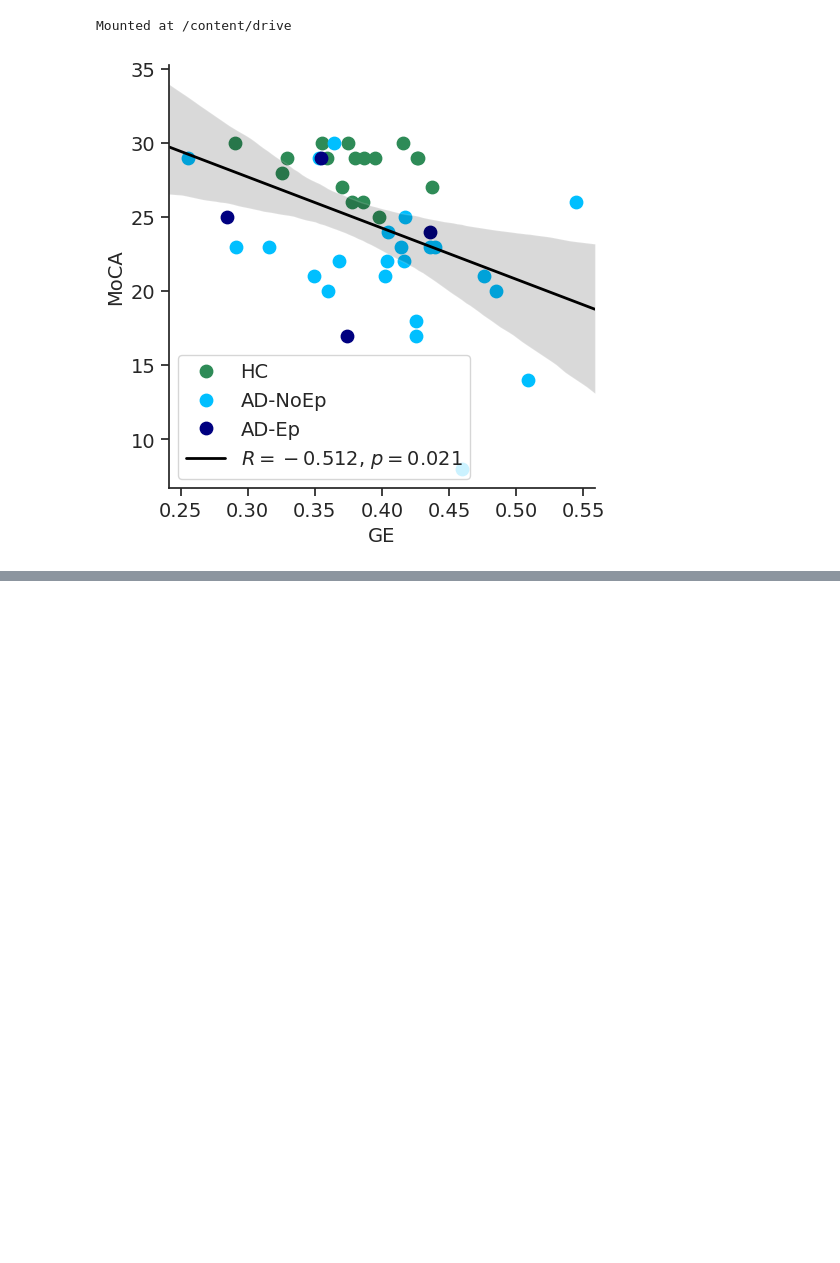
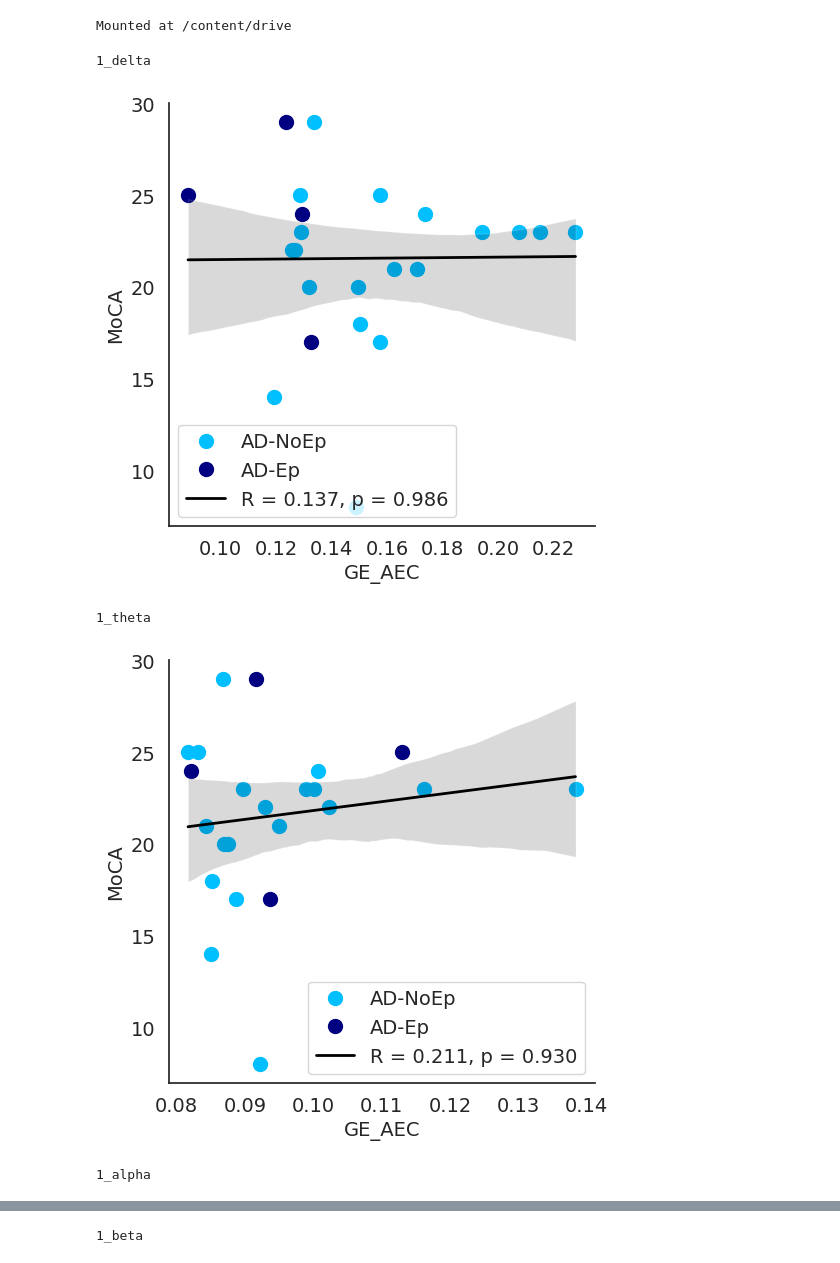
Before and after one commit to LamLab-MGH/SleepFC, a Jupyter notebook: Cross_sectional_MoCA.ipynb, the cells around one changed output, grey strips where cells are left out. Drawn from its saved outputs; the diff is of its cells as text; code cells hidden in the pictures; blank space fills up the shorter version.

```diff
--- a/Cross_sectional_MoCA.ipynb
+++ b/Cross_sectional_MoCA.ipynb
@@ -119,17 +76,33 @@ def load_data(filename):
         data = pickle.load(f)
     return data
 
-features = load_data('./features.pickle')
+features = load_data('./features_v6.pickle')
+# %%
+# Subjects to remove
+ids_to_remove = ['ADEX_025', 'ADEX_103', 'ADEX_084', 'ADEX_080',
+              'ADEX_079', 'ADEX_068', 'ADEX_048']
+
+# Assuming 'features' is your dictionary
+for key in features.keys():
+    features[key] = features[key][~features[key]['ID'].isin(ids_to_remove)]
 # %%
 # MoCA cross-sectional analysis
-# Load features data and cognitive outcomes ("1_" = N2, "3_" =  REM, "4_" = Awake)
-features_df = features['4_delta']
-# Load patients who had MoCA scores within 1 year of their EEG (not converting from MMSE)
+# Load patients who had MoCA scores within 1 year of their EEG
 cog_df = pd.read_csv('./only_moca.csv')
 # Load demographic data
 demographics_table = pd.read_csv('./ADEX_demo.csv')
-
-plot_moca_vs_feature(features_df, cog_df, demographics_table, 'MoCA', regressor_label = 'GE_wPLI', figsize=(5.5, 5.5), dot_size=80,
-                     line_width=2, label_fontsize=14)
-# %% [output]
-[figure, removed]
+# %%
+# Loop through stages and frequencies for GE_AEC
+# Key 1_ is N2, 3_ is REM, and 4_ is gamma
+for state in features.keys():
+  features_df = features[state]
+  print(state)
+  plot_moca_vs_feature(features_df, cog_df, demographics_table, 'MoCA',
+                       classes_to_include = ['AD-NoEp', 'AD-Ep'], regressor_label = 'GE_AEC', figsize=(5.5, 5.5), dot_size=100,
+                      line_width=2, label_fontsize=14)
+# %% [output]
+1_delta
+[figure, added]
+1_theta
+[figure, added]
+1_alpha
@@ -135,0 +110 @@ plot_moca_vs_feature(features_df, cog_df, demographics_table, 'MoCA', regressor_
+1_beta
```
Also changed, not shown: parts of 5 cells of this notebook, 2 other files.
